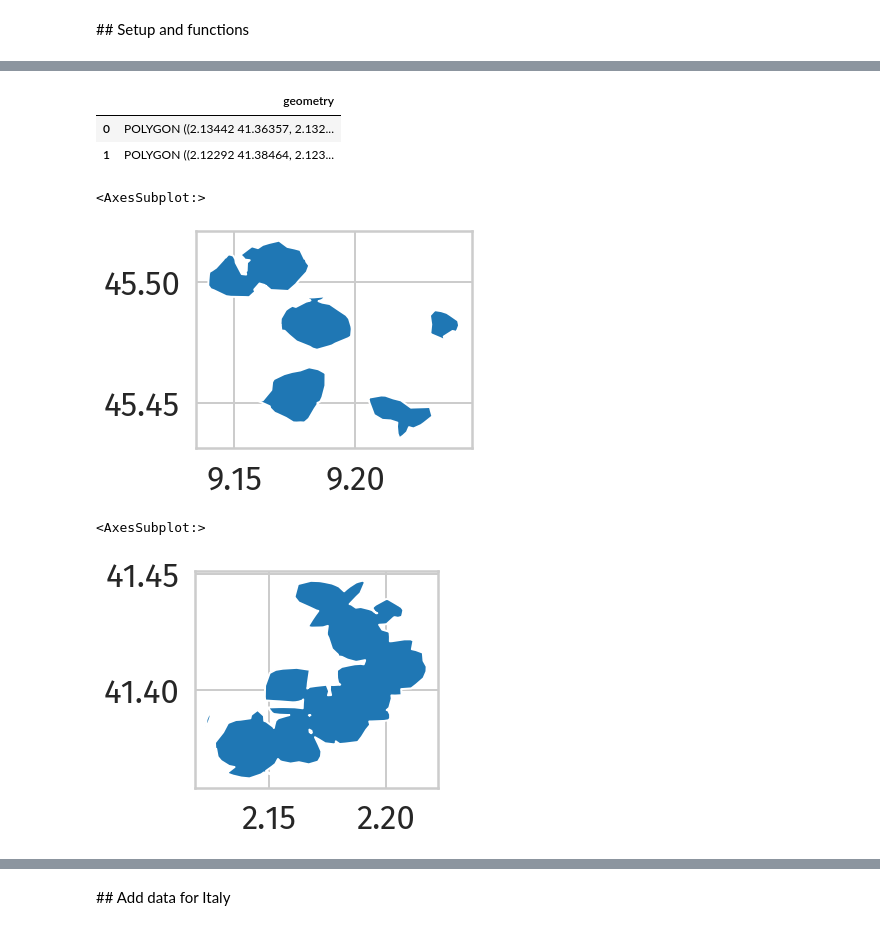
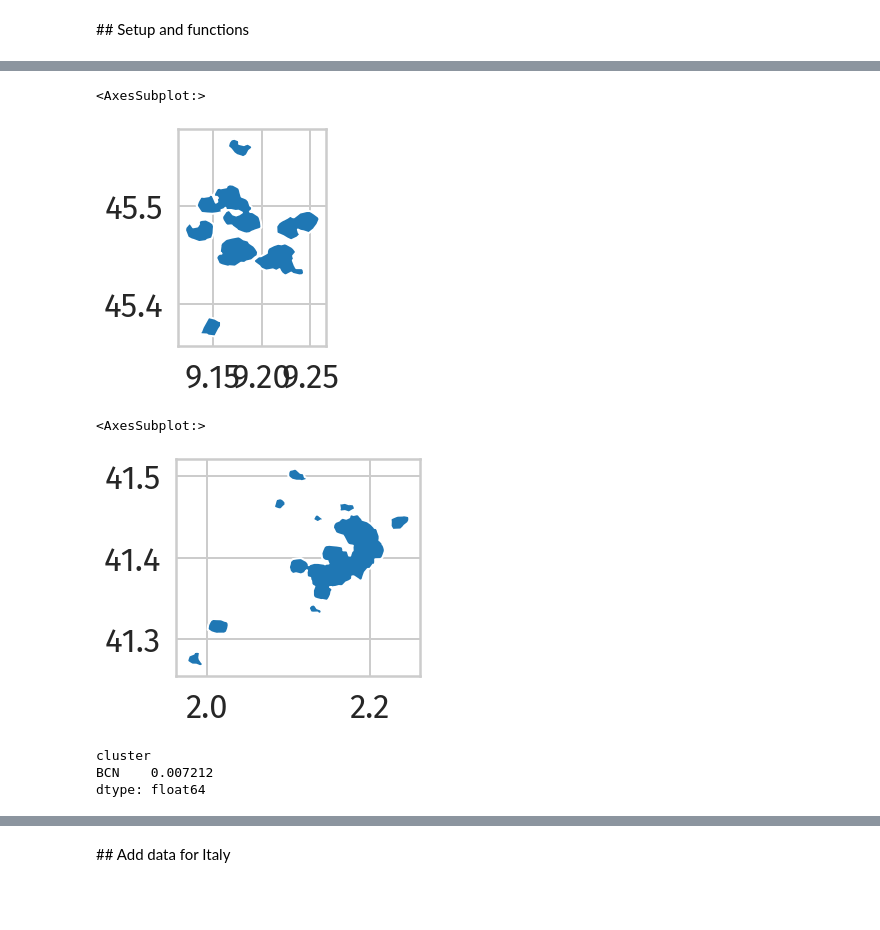
Before and after one commit to openp2pdesign/labs_access_analysis, a Jupyter notebook: 06_Population_facebook_data_no_overlaps.ipynb, the cells around one changed output, grey strips where cells are left out. Saved outputs shown, nothing was run; the diff lists cells and outputs as text; code cells hidden in the pictures; blank space fills up the shorter version.

```diff
--- a/06_Population_facebook_data_no_overlaps.ipynb
+++ b/06_Population_facebook_data_no_overlaps.ipynb
@@ -171,16 +152,13 @@ union_ita.head()
-# %%
-union_esp.head()
-# %% [output]
-|  | geometry |
-| 0 | POLYGON ((2.13442 41.36357, 2.132... |
-| 1 | POLYGON ((2.12292 41.38464, 2.123... |
+# %%
+area_total_ita = labs[labs.cluster == "MI"].dissolve(by='cluster')
+area_total_esp = labs[labs.cluster == "BCN"].dissolve(by='cluster')
 # %%
-union_ita.plot()
+area_total_ita.plot()
 # %% [output]
 <AxesSubplot:>
-[figure, old version]
+[figure, new version]
 # %%
-union_esp.plot()
+area_total_esp.plot()
 # %% [output]
 <AxesSubplot:>
-[figure, old version]
+[figure, new version]
@@ -189,0 +165,6 @@ union_esp["name"] = ["BCN1", "BCN2"]
+# %%
+area_total_esp.area
+# %% [output]
+cluster
+BCN    0.007212
+dtype: float64
```
Also changed, not shown: parts of 30 cells of this notebook, 2 other files.
